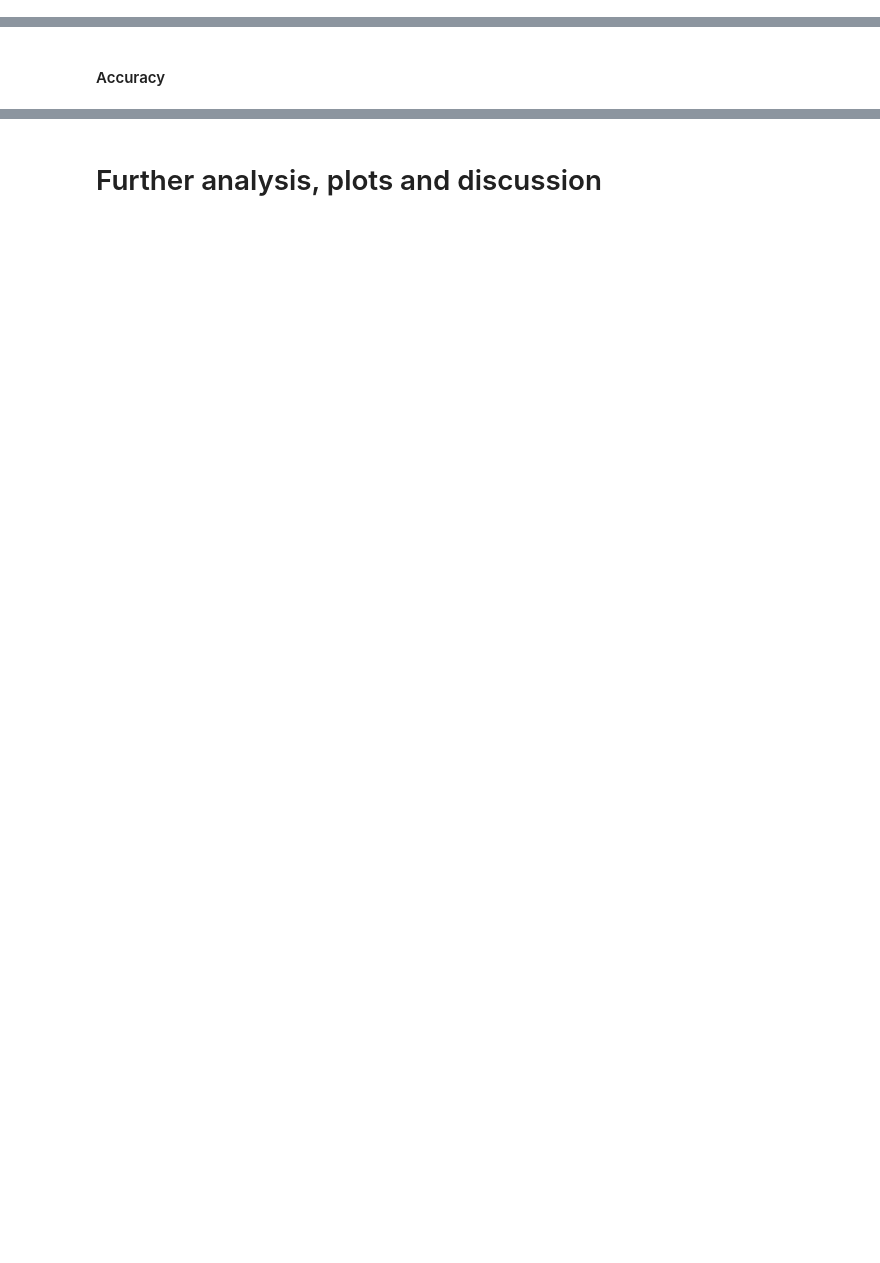
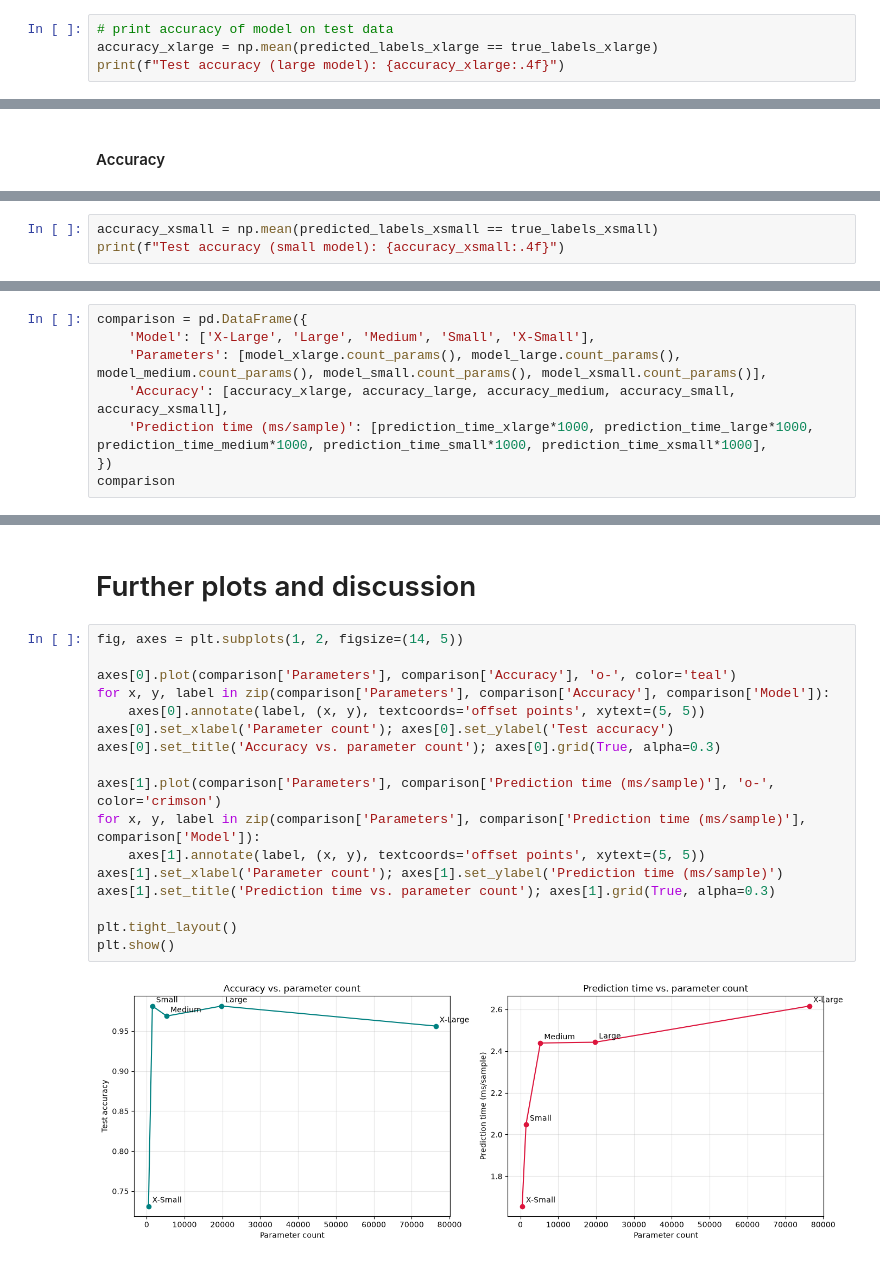
Before and after one commit to ITT-26/assignment-06-gesture-recognition-martinarobyculasso, a Jupyter notebook: task_2/unistroke_gestures.ipynb, the cells around one changed output, grey strips where cells are left out. Cells and saved outputs as stored; diff of their text form; blank space fills up the shorter version.

```diff
--- a/task_2/unistroke_gestures.ipynb
+++ b/task_2/unistroke_gestures.ipynb
@@ -457,0 +542,4 @@ On test data
+# %%
+# print accuracy of model on test data
+accuracy_xlarge = np.mean(predicted_labels_xlarge == true_labels_xlarge)
+print(f"Test accuracy (large model): {accuracy_xlarge:.4f}")
@@ -571,0 +639,3 @@ plt.show()
+# %%
+accuracy_xsmall = np.mean(predicted_labels_xsmall == true_labels_xsmall)
+print(f"Test accuracy (small model): {accuracy_xsmall:.4f}")
@@ -571,0 +646,8 @@ plt.show()
+# %%
+comparison = pd.DataFrame({
+    'Model': ['X-Large', 'Large', 'Medium', 'Small', 'X-Small'],
+    'Parameters': [model_xlarge.count_params(), model_large.count_params(), model_medium.count_params(), model_small.count_params(), model_xsmall.count_params()],
+    'Accuracy': [accuracy_xlarge, accuracy_large, accuracy_medium, accuracy_small, accuracy_xsmall],
+    'Prediction time (ms/sample)': [prediction_time_xlarge*1000, prediction_time_large*1000, prediction_time_medium*1000, prediction_time_small*1000, prediction_time_xsmall*1000],
+})
+comparison
@@ -572,2 +688,21 @@ plt.show()
 # %% [markdown]
-# Further analysis, plots and discussion
+# Further plots and discussion
+# %%
+fig, axes = plt.subplots(1, 2, figsize=(14, 5))
+
+axes[0].plot(comparison['Parameters'], comparison['Accuracy'], 'o-', color='teal')
+for x, y, label in zip(comparison['Parameters'], comparison['Accuracy'], comparison['Model']):
+    axes[0].annotate(label, (x, y), textcoords='offset points', xytext=(5, 5))
+axes[0].set_xlabel('Parameter count'); axes[0].set_ylabel('Test accuracy')
+axes[0].set_title('Accuracy vs. parameter count'); axes[0].grid(True, alpha=0.3)
+
+axes[1].plot(comparison['Parameters'], comparison['Prediction time (ms/sample)'], 'o-', color='crimson')
+for x, y, label in zip(comparison['Parameters'], comparison['Prediction time (ms/sample)'], comparison['Model']):
+    axes[1].annotate(label, (x, y), textcoords='offset points', xytext=(5, 5))
+axes[1].set_xlabel('Parameter count'); axes[1].set_ylabel('Prediction time (ms/sample)')
+axes[1].set_title('Prediction time vs. parameter count'); axes[1].grid(True, alpha=0.3)
+
+plt.tight_layout()
+plt.show()
+# %% [output]
+[figure, added]
```
Also changed, not shown: parts of 61 cells of this notebook, 8 other files.
